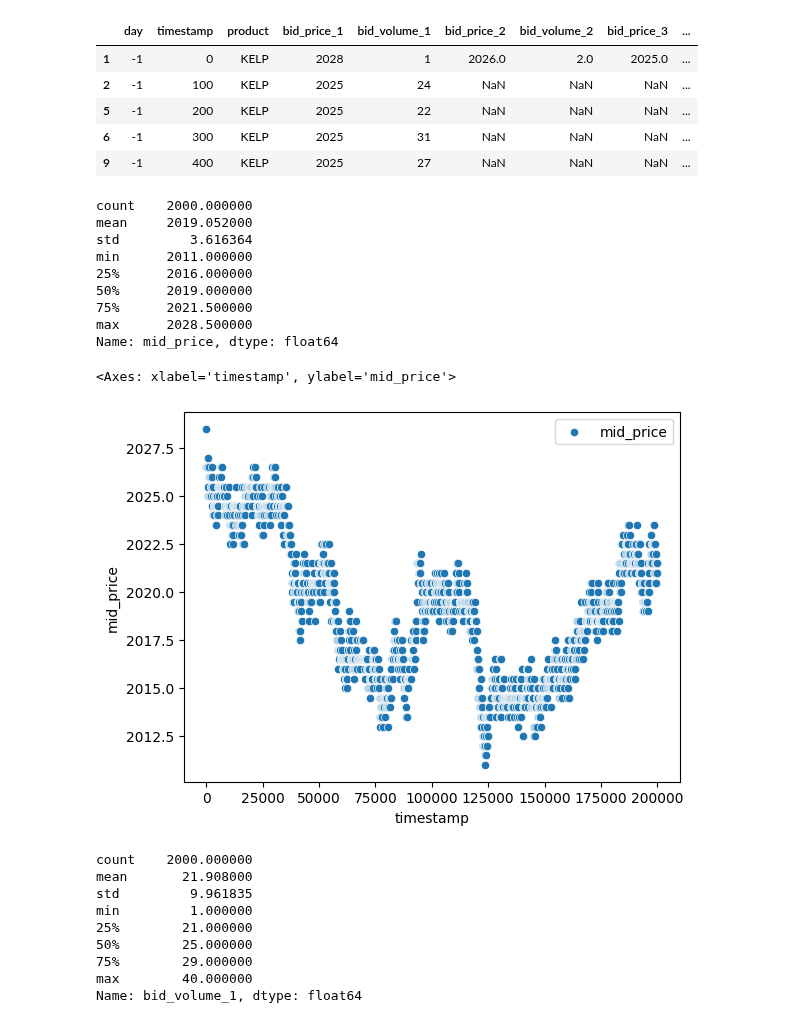
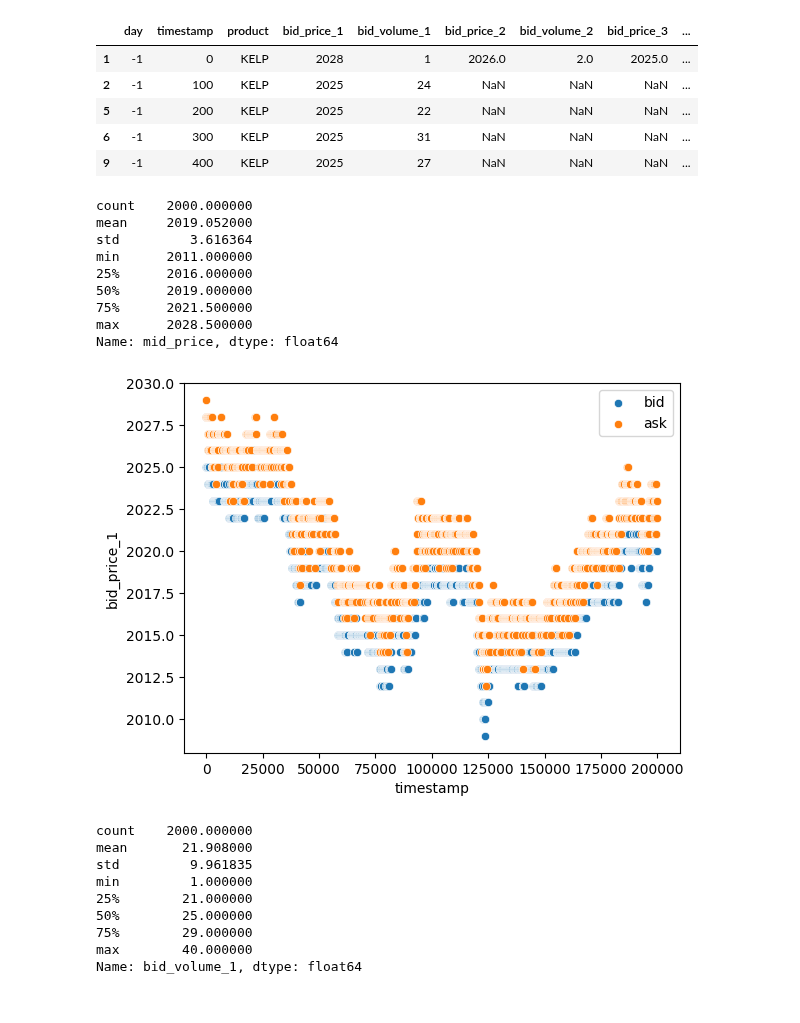
Before and after one commit to Advay-K1/IMC_Prosperity, a Jupyter notebook: analysis/kelp_round1.ipynb, the cells around one changed output. Cells and saved outputs as stored; diff of their text form; code cells hidden in the pictures.

```diff
--- a/analysis/kelp_round1.ipynb
+++ b/analysis/kelp_round1.ipynb
@@ -83,19 +83,20 @@ See the caveats in the documentation: https://pandas.pydata.org/pandas-docs/stab
 | 9 | -1 | 400 | KELP | 2025 | 27 | NaN | NaN | NaN | ... |
 # %%
 print (kelp_df["mid_price"].describe())
-sns.scatterplot(data = kelp_df, x = "timestamp", y = "mid_price", label = "mid_price")
+sns.scatterplot(data = kelp_df, x = "timestamp", y = "bid_price_1", label = "bid")
+sns.scatterplot(data = kelp_df, x = "timestamp", y = "ask_price_1", label = "ask")
+plt.show()
 # %% [output]
 count    2000.000000
 mean     2019.052000
 std         3.616364
 min      2011.000000
 25%      2016.000000
 50%      2019.000000
 75%      2021.500000
 max      2028.500000
 Name: mid_price, dtype: float64
-<Axes: xlabel='timestamp', ylabel='mid_price'>
-[figure, old version]
+[figure, new version]
 # %%
 kelp_df["bid_volume_1"].describe()
 # %% [output]
```
Also changed, not shown: parts of 1 cell of this notebook, 1 other file.
